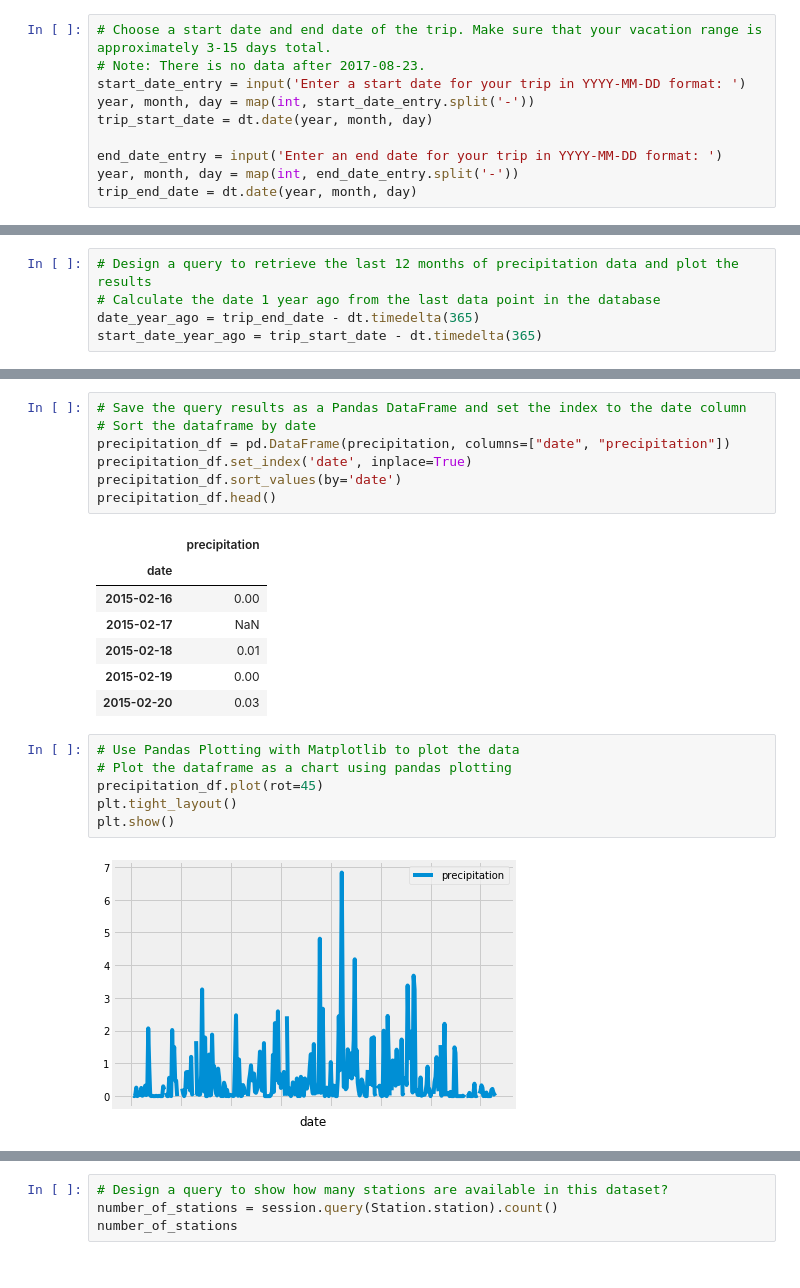
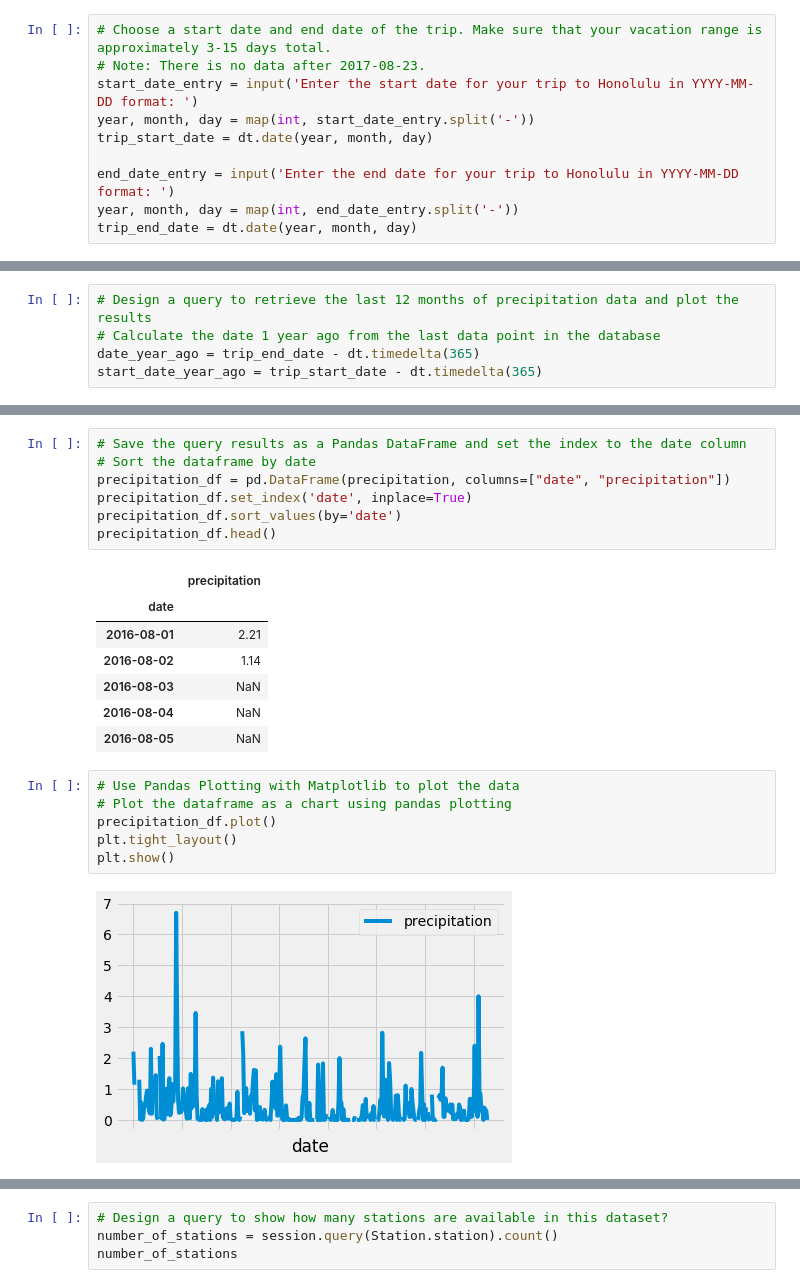
Before and after one commit to ipvirg/Surfs_Up_Climate_Analysis, a Jupyter notebook: climate_main.ipynb, the cells around one changed output, grey strips where cells are left out. Saved outputs shown, nothing was run; the diff lists cells and outputs as text.

```diff
--- a/climate_main.ipynb
+++ b/climate_main.ipynb
@@ -19,11 +20,11 @@ from sqlalchemy import create_engine, func, inspect
 # %%
 # Choose a start date and end date of the trip. Make sure that your vacation range is approximately 3-15 days total.
 # Note: There is no data after 2017-08-23.
-start_date_entry = input('Enter a start date for your trip in YYYY-MM-DD format: ')
+start_date_entry = input('Enter the start date for your trip to Honolulu in YYYY-MM-DD format: ')
 year, month, day = map(int, start_date_entry.split('-'))
 trip_start_date = dt.date(year, month, day)
 
-end_date_entry = input('Enter an end date for your trip in YYYY-MM-DD format: ')
+end_date_entry = input('Enter the end date for your trip to Honolulu in YYYY-MM-DD format: ')
 year, month, day = map(int, end_date_entry.split('-'))
 trip_end_date = dt.date(year, month, day)
 # %% [output]
@@ -111,19 +112,19 @@ precipitation_df.head()
 # %% [output]
 |  | precipitation |
 | date |  |
-| 2015-02-16 | 0.00 |
-| 2015-02-17 | NaN |
-| 2015-02-18 | 0.01 |
-| 2015-02-19 | 0.00 |
-| 2015-02-20 | 0.03 |
+| 2016-08-01 | 2.21 |
+| 2016-08-02 | 1.14 |
+| 2016-08-03 | NaN |
+| 2016-08-04 | NaN |
+| 2016-08-05 | NaN |
 # %%
 # Use Pandas Plotting with Matplotlib to plot the data
 # Plot the dataframe as a chart using pandas plotting
-precipitation_df.plot(rot=45)
+precipitation_df.plot()
 plt.tight_layout()
 plt.show()
 # %% [output]
-[figure, old version]
+[figure, new version]
 # %%
 # Use Pandas to calcualte the summary statistics for the precipitation data
 precipitation_df.describe()
```
Also changed, not shown: parts of 15 cells of this notebook, 1 other file.
